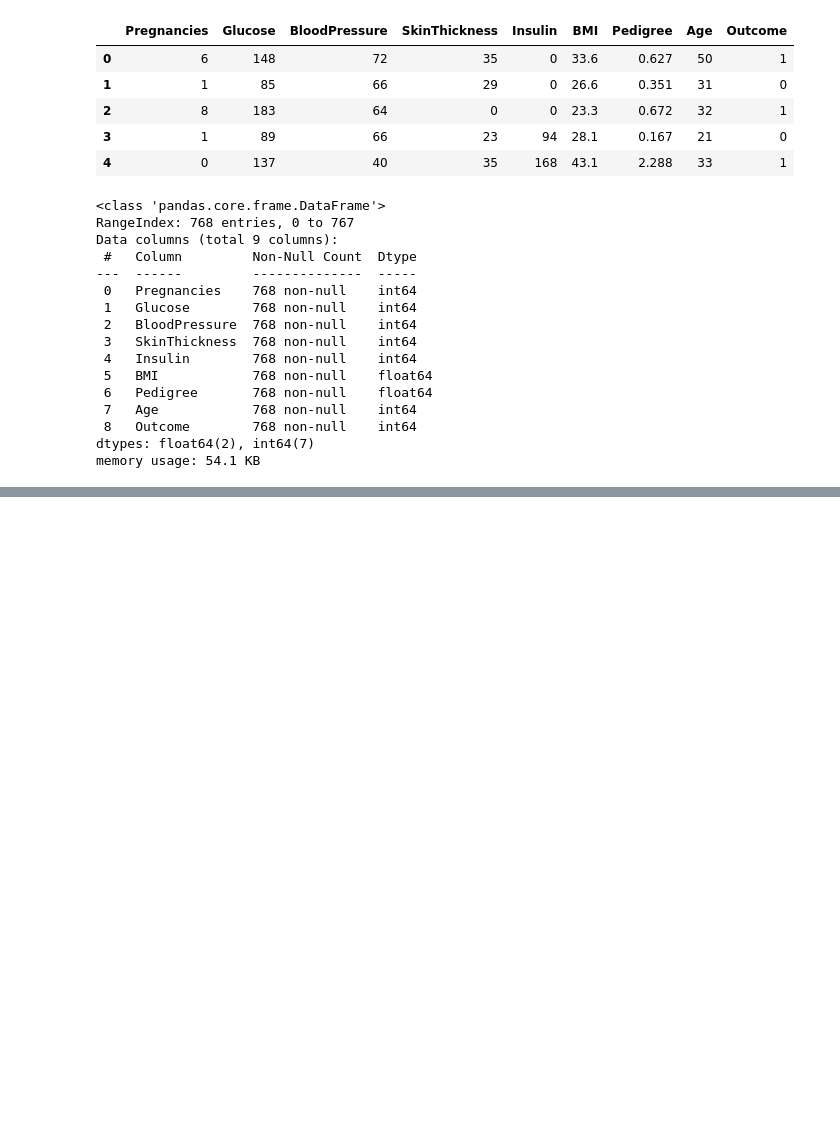
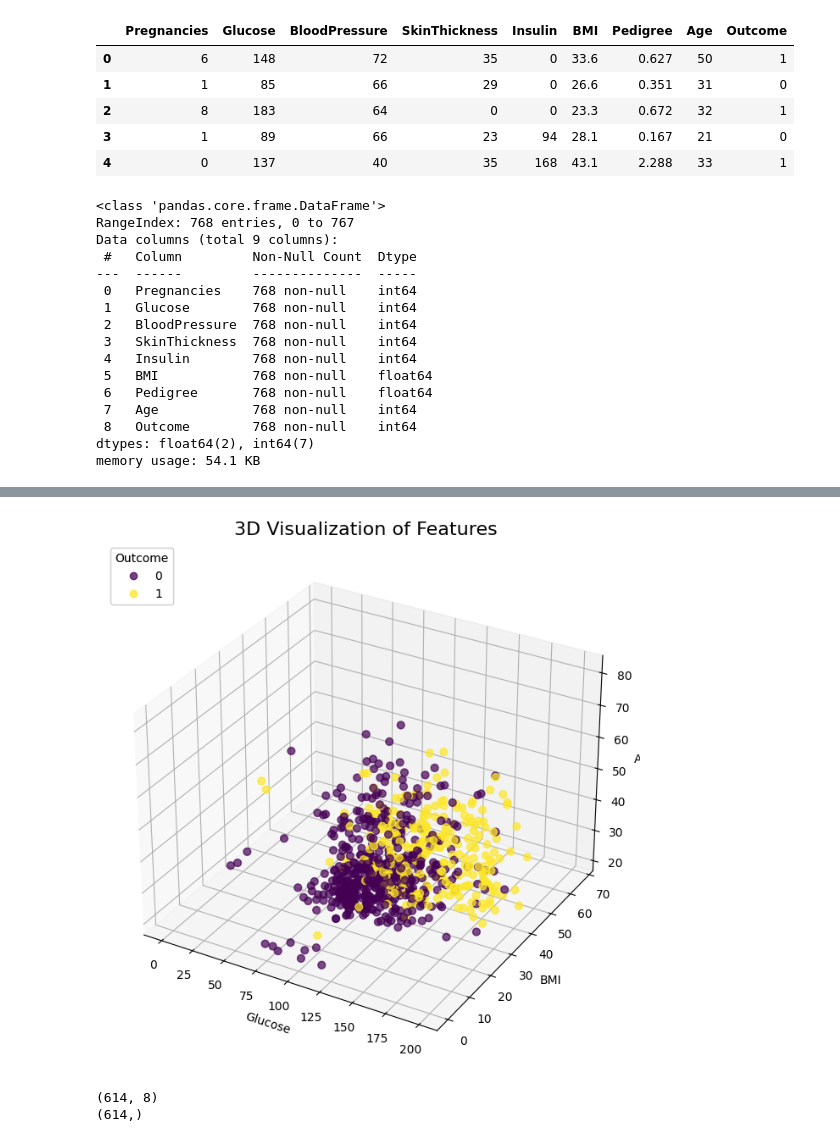
Before and after one commit to 7Kseniya/AI_Systems, a Jupyter notebook: ml_intro/lab4/knn.ipynb, the cells around one changed output, grey strips where cells are left out. Drawn from its saved outputs; the diff is of its cells as text; code cells hidden in the pictures; blank space fills up the shorter version.

```diff
--- a/ml_intro/lab4/knn.ipynb
+++ b/ml_intro/lab4/knn.ipynb
@@ -72,0 +232,21 @@ df.describe()
+# %%
+fig = plt.figure(figsize=(10, 8))
+ax = fig.add_subplot(111, projection="3d")
+
+x = df["Glucose"]
+y = df["BMI"]
+z = df["Age"]
+color = df["Outcome"]
+
+scatter = ax.scatter(x, y, z, c=color, cmap="viridis", alpha=0.7, s=40)
+ax.set_title("3D Visualization of Features", fontsize=16)
+ax.set_xlabel("Glucose")
+ax.set_ylabel("BMI")
+ax.set_zlabel("Age")
+
+legend = plt.legend(*scatter.legend_elements(), title="Outcome", loc="upper left")
+ax.add_artist(legend)
+
+plt.show()
+# %% [output]
+[figure, added]
@@ -72,0 +261,7 @@ df.describe()
+# %%
+X_train, X_test, y_train, y_test = train_test_split(X, y, test_size=0.2, random_state=88)
+print(X_train.shape)
+print(y_train.shape)
+# %% [output]
+(614, 8)
+(614,)
```
Also changed, not shown: parts of 19 cells of this notebook.
